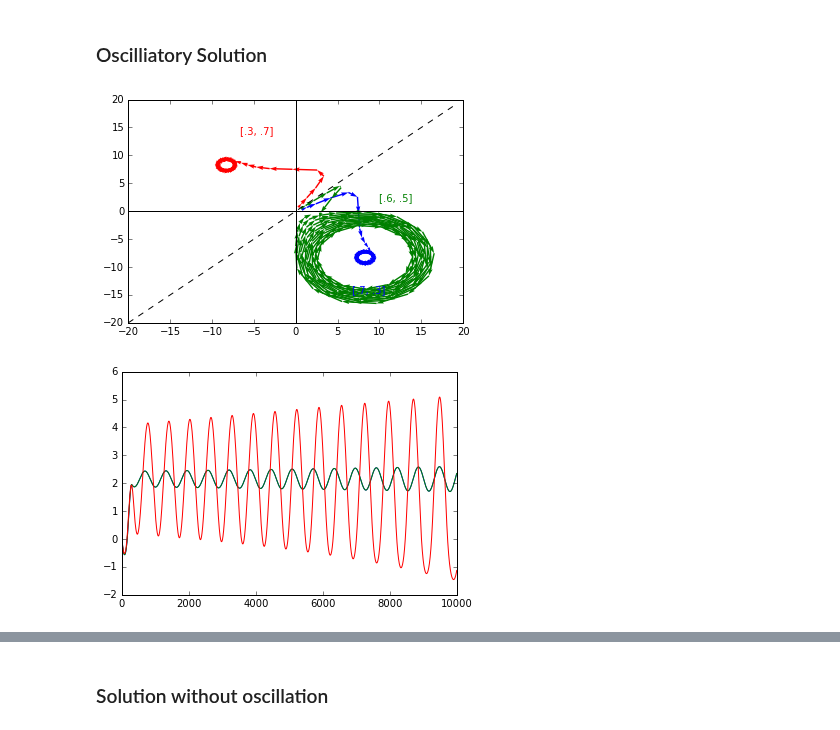
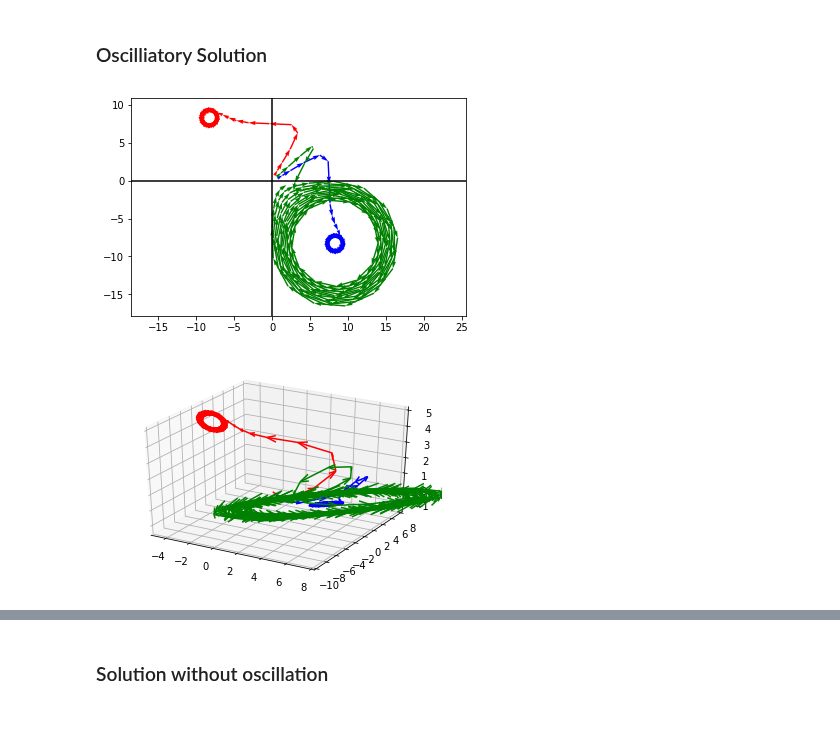
Before and after one commit to davidbrandfonbrener/sisyphus2, a Jupyter notebook: ipython notebooks/ABA's Three Neuron Phase Plots.ipynb, the cells around one changed output, grey strips where cells are left out. Saved outputs shown, nothing was run; the diff lists cells and outputs as text; code cells hidden in the pictures.

```diff
--- a/ipython notebooks/ABA's Three Neuron Phase Plots.ipynb
+++ b/ipython notebooks/ABA's Three Neuron Phase Plots.ipynb
@@ -122,49 +111,66 @@ def show_neuron_space(W, b, inits):
 # %% [markdown]
 ## Full System
 # %%
-def show_phase_space(W, b, inits, withBias=False):
+def show_phase_space(W, b, inits, withBias=False, scheme="2D"):
+    if scheme=="2D":
+        show_phase_plane(W, b, inits, withBias=withBias)
+    elif scheme=="3D":
+        show_phase_volume(W, b, inits, withBias=withBias)
+    else:
+        print "scheme " + scheme + " does not exist."
+
+
+def show_phase_plane(W, b, inits, withBias=False):
     colors = ['r','b','g','m','c','y','k']
+    plt.axhline(y=0, color='k')
+    plt.axvline(x=0, color='k')
+    plt.axes().set_aspect('equal')
+
     for num, init in enumerate(inits):
         I[:, 0] = np.array(init)
         evolve(I, W, b)
         plt.axes().set_aspect('equal', 'datalim')
-        plt.axhline(y=0, color='k')
-        plt.axvline(x=0, color='k')
         directedphaseplot(I, b, color=colors[num], withBias=withBias)
+
+def show_phase_volume(W, b, inits, num=200, withBias=False):
+    colors = ['r','b','g','m','c','y','k']
+    fig = plt.figure()
+    ax = fig.gca(projection='3d')
+    for i, init in enumerate(inits):
+        I[:, 0] = np.array(init)
+        evolve(I, W, b)
+        directedphaseplot3D(I, b, ax, num=num, color=colors[i], withBias=withBias)
 
 def show_inhibitory_space(W, b, inits):
     colors = ['r','b','g','m','c','y','k']
     for num, init in enumerate(inits):
         I[:, 0] = np.array(init)
         evolve(I, W, b)
-        inhibitoryplot(I[2, :], color=colors[num])
+        neuronplot(I, neuron=2, color=colors[num])
 # %% [markdown]
 ### Oscilliatory Solution
 # %%
 ee = 2; ei = .5; ie = -4
 b1 = .3; b2 = .3; bi = -2
 # Excitatory neurons (symmetric weights)
 W[0,0] = ee; W[0,2] = ei; W[1,1] = ee; W[1,2] = ei;
 # Inhibitory neuron:
 W[2,:2] = ie
 W =  W.T
 # Biases:
 b = np.array([b1,b2,bi])
 
-inits = [[.3,.7,.0],[.7,.3,.0],[.6,.5,.0], ]
-show_phase_space(W, b, inits)
-plt.plot(np.arange(-20,20,1),np.arange(-20,20,1), 'k--')
-plt.text(-6.7,14,"[.3, .7]",color='r')
-plt.text(6.7,-14.5,"[.7, .3]",color='b')
-plt.text(10.,2.,"[.6, .5]",color='g')
+inits = [[.3,.7,.0],[.7,.3,.0],[.6,.5,.0]]
 
-plt.axhline(y=0, color='k')
-plt.axvline(x=0, color='k')
+show_phase_plane(W, b, inits)
+show_phase_volume(W, b, inits)
+plt.xlim([-5,8])
+plt.ylim([-10,8])
 
-plt.figure()
-show_inhibitory_space(W, b, inits)
+#show_inhibitory_space(W, b, inits)
+
 
 plt.show()
 # %% [output]
-[figure, old version]
+[figure, new version]
-[figure, old version]
+[figure, new version]
```
Also changed, not shown: parts of 20 cells of this notebook, 1 other file.
